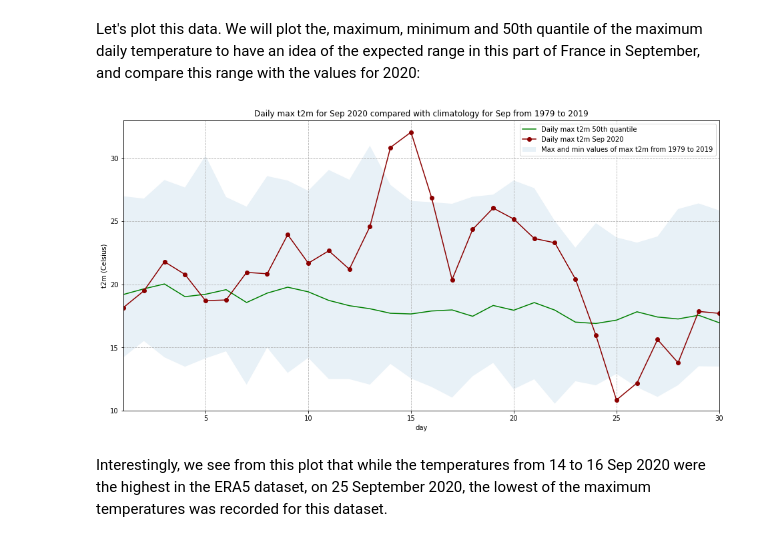
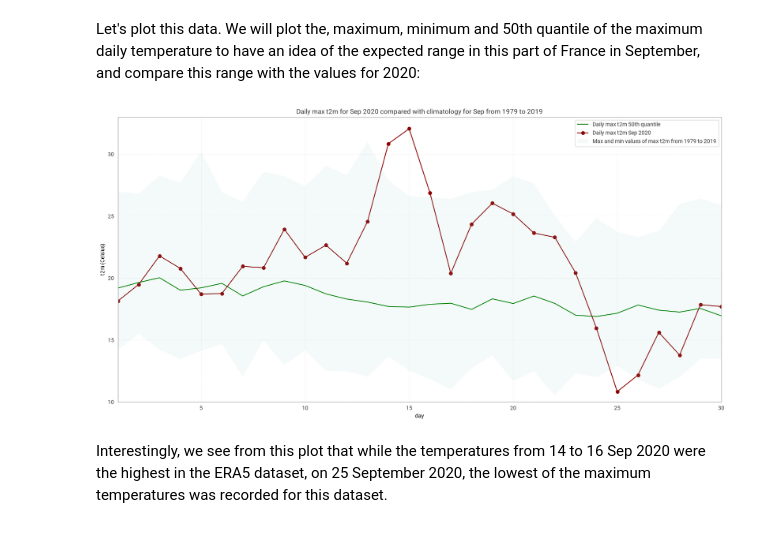
Before and after one commit to ecmwf-training/c3s-training-submodule-reanalysis, a Jupyter notebook: reanalysis-heatwave.ipynb, the cells around one changed output. Cells and saved outputs as stored; diff of their text form; code cells hidden in the pictures.

```diff
--- a/reanalysis-heatwave.ipynb
+++ b/reanalysis-heatwave.ipynb
@@ -181,3 +185,6 @@ ds = xr.open_dataset(filename)
+# %%
+# Convert directly to an Xarray Dataset
+ds = data.to_xarray()
 # %% [markdown]
 Now we can query our newly created Xarray dataset ...
 # %%
@@ -277,26 +323,25 @@ Lille_max_mid = Lille_max.groupby('time.day').quantile(0.5)
 # %% [markdown]
 Let's plot this data. We will plot the, maximum, minimum and 50th quantile of the maximum daily temperature to have an idea of the expected range in this part of France in September, and compare this range with the values for 2020:
 # %%
-fig = plt.figure(figsize=(16,8))
-ax = plt.subplot()
+ts = earthkit.plots.TimeSeries(figsize=(16, 8))
 
-ax.plot(Lille_2020_max.day, Lille_max_mid, color='green', label='Daily max t2m 50th quantile')
-ax.plot(Lille_2020_max.day, Lille_2020_max, 'bo-', color='darkred', label='Daily max t2m Sep 2020')
-ax.fill_between(Lille_2020_max.day, Lille_max_max, Lille_max_min, alpha=0.1,
+ts.line(Lille_max_mid, color='green', label='Daily max t2m 50th quantile')
+ts.line(Lille_2020_max, marker='o', linestyle='-', color='darkred', label='Daily max t2m Sep 2020')
+ts.fill_between(Lille_max_max, Lille_max_min, alpha=0.1,
                 label='Max and min values of max t2m from 1979 to 2019')
 
-ax.set_xlim(1,30)
-ax.set_ylim(10,33)
-ax.set_title('Daily max t2m for Sep 2020 compared with climatology for Sep from 1979 to 2019')
-ax.set_ylabel('t2m (Celsius)')
-ax.set_xlabel('day')
-handles, labels = ax.get_legend_handles_labels()
-ax.legend(handles, labels)
-ax.grid(linestyle='--')
+ts.ax.set_xlim(1, 30)
+ts.ax.set_ylim(10, 33)
+ts.title('Daily max t2m for Sep 2020 compared with climatology for Sep from 1979 to 2019')
+ts.ylabel('t2m (Celsius)')
+ts.xlabel('day')
+ts.legend()
+ts.ax.grid(linestyle='--')
 
-fig.savefig(f'{DATADIR}Max_t2m_clim_Sep_Lille.png')
+ts.save(f'{DATADIR}Max_t2m_clim_Sep_Lille.png')
+ts.show()
 # %% [output]
-[figure, old version]
+[figure, new version]
 # %% [markdown]
 Interestingly, we see from this plot that while the temperatures from 14 to 16 Sep 2020 were the highest in the ERA5 dataset, on 25 September 2020, the lowest of the maximum temperatures was recorded for this dataset.
 # %% [markdown]
```
Also changed, not shown: parts of 21 cells of this notebook, 3 other files.
